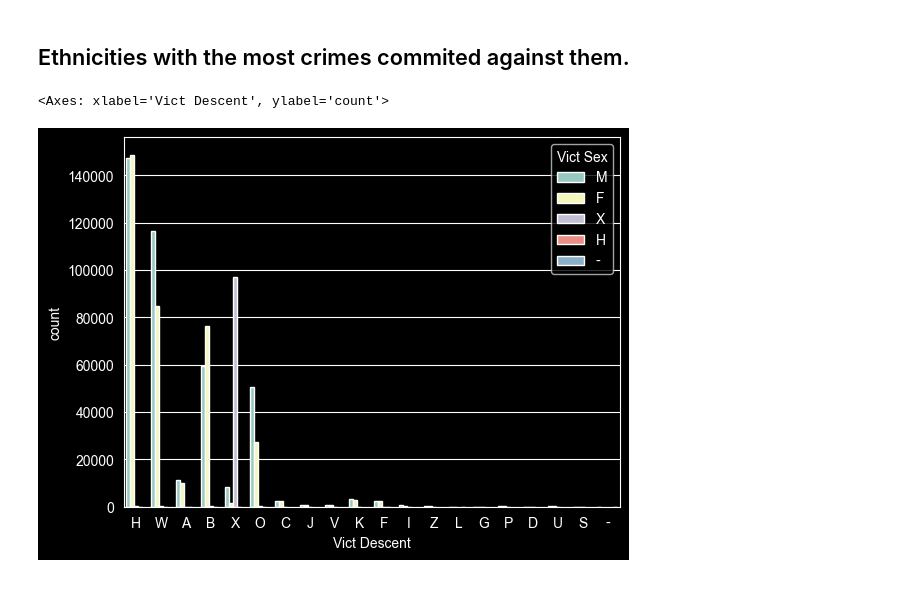
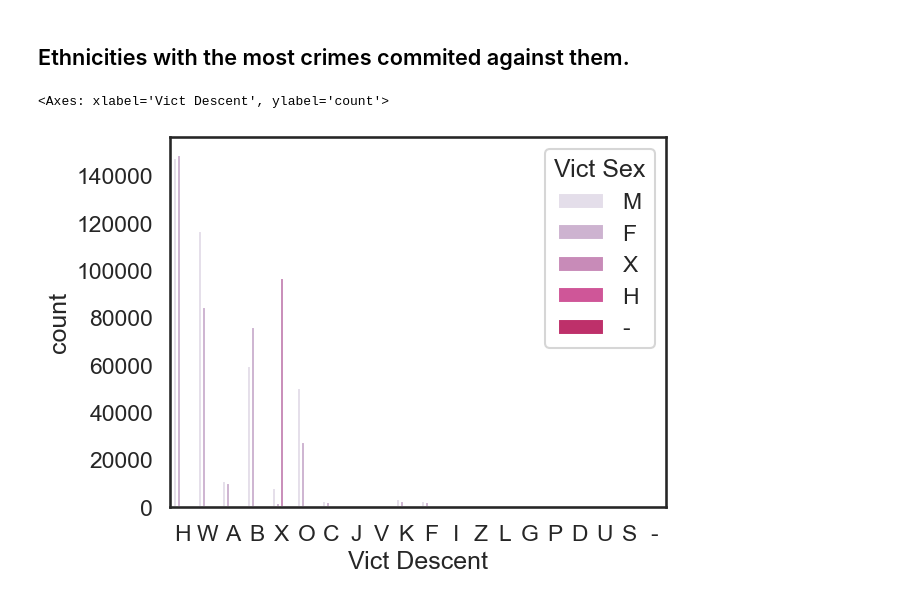
Before and after one commit to anp-exe/Los-Angeles-Crime-Analysis, a Jupyter notebook: data_analysis_crime.ipynb, the cells around one changed output. Cells and saved outputs as stored; diff of their text form; code cells hidden in the pictures.

Commit message:
Enhance crime analysis visualization with updated seaborn settings

```diff
--- a/data_analysis_crime.ipynb
+++ b/data_analysis_crime.ipynb
@@ -79,7 +79,10 @@ dtype: int64
 ## Ethnicities with the most crimes commited against them.
 # %%
 crimes['Vict Descent'].value_counts().idxmax()
+sns.set_palette("PuRd")
+sns.set_context("talk")
+sns.set_style("white")
 sns.countplot(data=crimes, x="Vict Descent",hue='Vict Sex')
 # %% [output]
 <Axes: xlabel='Vict Descent', ylabel='count'>
-[figure, old version]
+[figure, new version]
```
